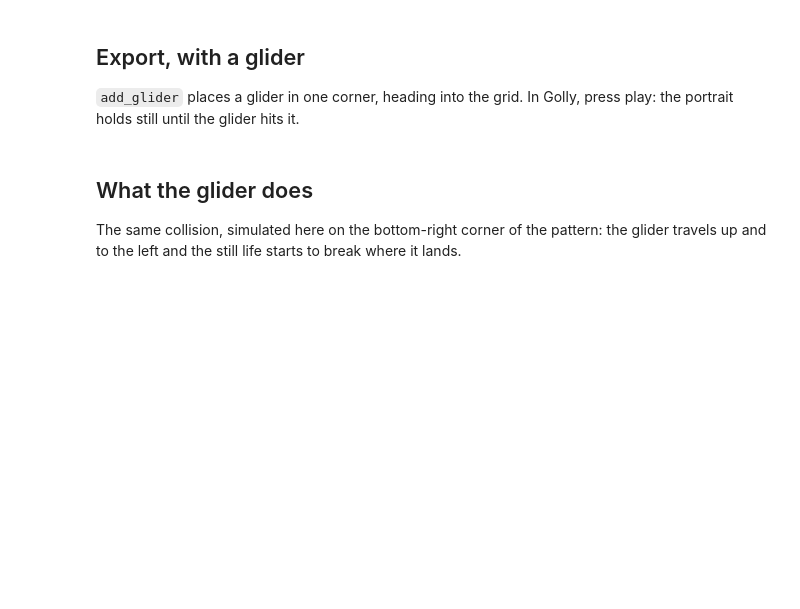
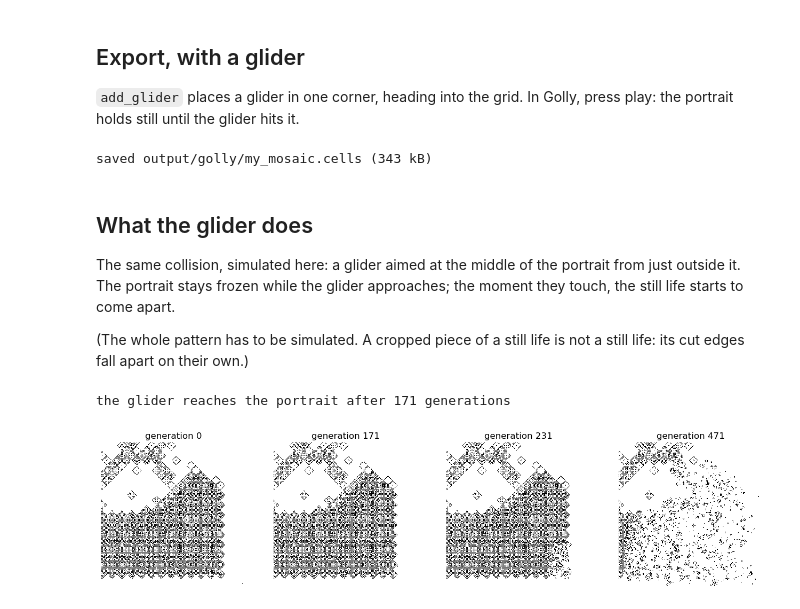
Before and after one commit to mrollier/game-of-life-mosaics, a Jupyter notebook: notebooks/tutorials/04_golly_export.ipynb, the cells around one changed output. Saved outputs shown, nothing was run; the diff lists cells and outputs as text; code cells hidden in the pictures; blank space fills up the shorter version.

```diff
--- a/notebooks/tutorials/04_golly_export.ipynb
+++ b/notebooks/tutorials/04_golly_export.ipynb
@@ -50,21 +54,45 @@ print('still life:', is_still_life(cells))
 # %%
 path = REPO / 'output/golly/my_mosaic.cells'
 GollyExporter.export_to_cells(cells, str(path), add_glider='bottom right')
-print(f'saved {path.relative_to(REPO)} ({path.stat().st_size / 1024:.0f} kB)')
+print(f'saved {path.relative_to(REPO).as_posix()} ({path.stat().st_size / 1024:.0f} kB)')
+# %% [output]
+saved output/golly/my_mosaic.cells (343 kB)
 # %% [markdown]
 ## What the glider does
 
-The same collision, simulated here on the bottom-right corner of the pattern: the glider travels up and to the left and the still life starts to break where it lands.
+The same collision, simulated here: a glider aimed at the middle of the portrait from just outside it. The portrait stays frozen while the glider approaches; the moment they touch, the still life starts to come apart.
+
+(The whole pattern has to be simulated. A cropped piece of a still life is not a still life: its cut edges fall apart on their own.)
 # %%
-corner = np.pad(cells[-60:, -60:], ((0, 12), (0, 12)))
-corner = GollyExporter._add_glider_pattern(corner, 'bottom right')
-frames = [corner]
-for _ in range(160):
-    frames.append(life_step(frames[-1]))
+glider = np.rot90(np.array([[0, 1, 0], [0, 0, 1], [1, 1, 1]]), 2)  # heads up and left
 
+# Aim at the middle of the portrait from just outside its bottom-right edge
+rows, cols = np.nonzero(cells)
+ci, cj = int(rows.mean()), int(cols.mean())
+k = max(rows.max() - ci, cols.max() - cj) + 12
+pad = k + 10
+world = np.pad(cells, pad)
+gi, gj = ci + pad + k, cj + pad + k
+world[gi:gi + 3, gj:gj + 3] = glider
+
+population = world.sum()
+frames, hit, t = {0: world}, None, 0
+while hit is None or t < hit + 300:
+    world = life_step(world)
+    t += 1
+    if hit is None and world.sum() != population:
+        hit = t  # the first change beyond the glider: impact
+    if hit is not None and t in (hit, hit + 60, hit + 300):
+        frames[t] = world
+print(f'the glider reaches the portrait after {hit} generations')
+
+window = (slice(gi - 4 * k // 3, gi + 8), slice(gj - 4 * k // 3, gj + 8))
 fig, axes = plt.subplots(1, 4, figsize=(16, 4))
-for ax, t in zip(axes, (0, 40, 100, 160)):
-    ax.imshow(frames[t], cmap='binary', interpolation='nearest')
+for ax, (t, frame) in zip(axes, frames.items()):
+    ax.imshow(frame[window], cmap='binary', interpolation='nearest')
     ax.set_title(f'generation {t}')
     ax.axis('off')
 plt.show()
+# %% [output]
+the glider reaches the portrait after 171 generations
+[figure, added]
```
Also changed, not shown: parts of 2 cells of this notebook, 5 other files.
